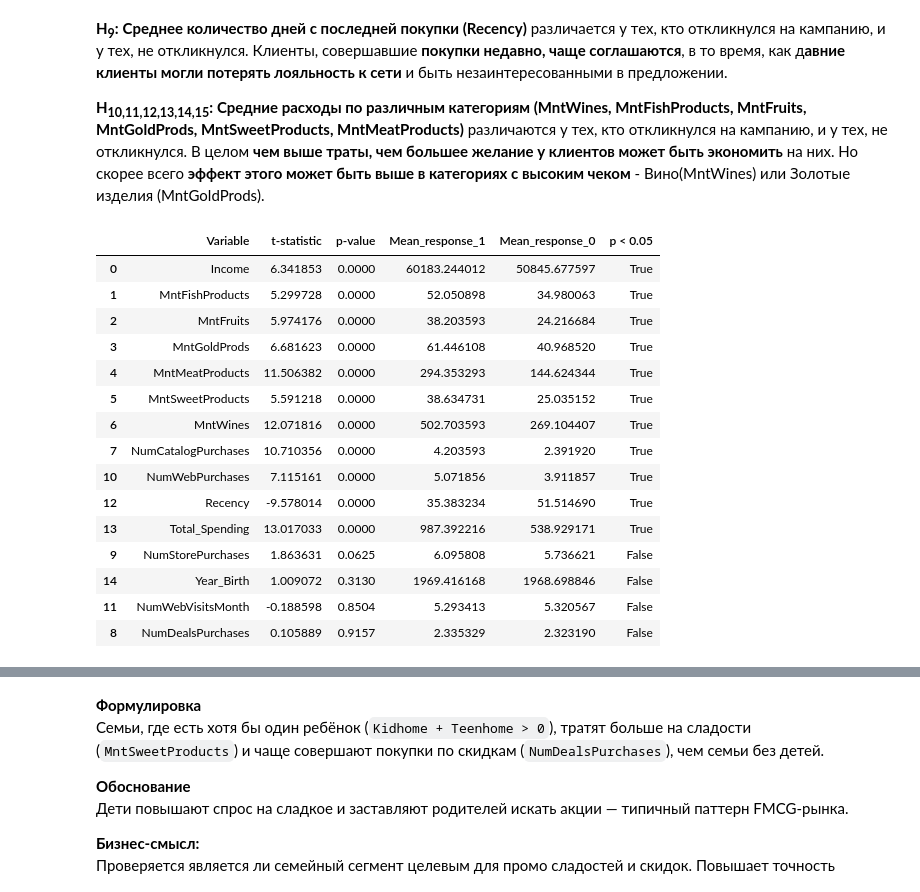
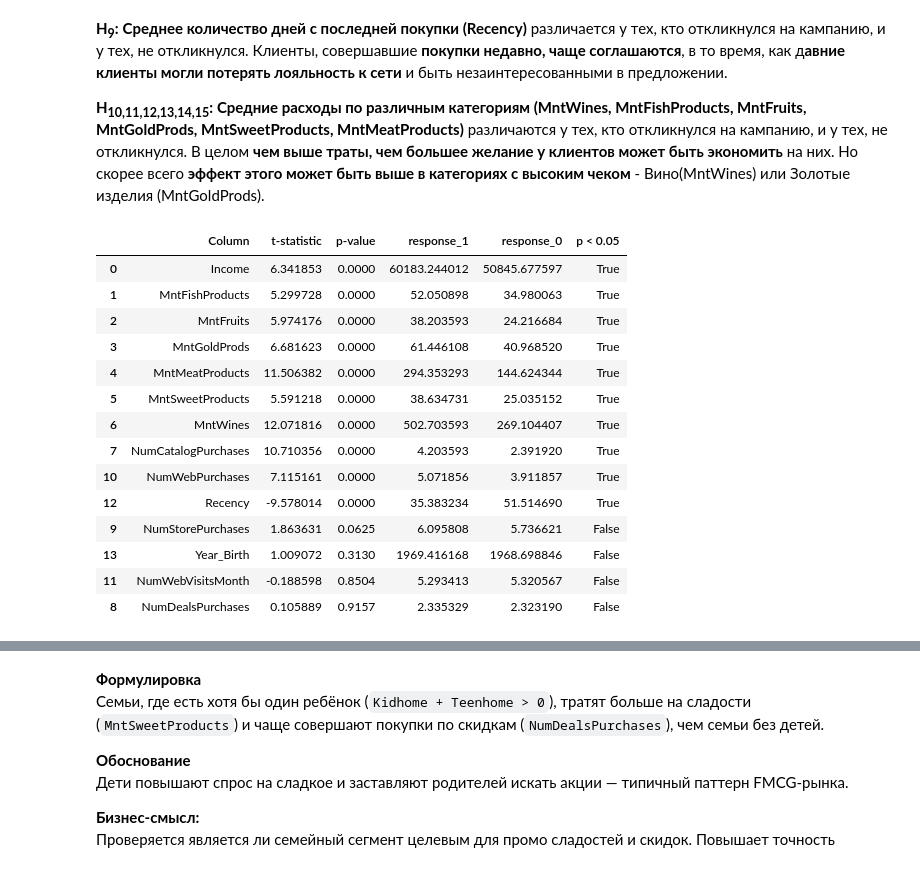
Before and after one commit to AndreyTrichev/customer-purchase-prediction, a Jupyter notebook: HypothesisTesting.ipynb, the cells around one changed output, grey strips where cells are left out. Saved outputs shown, nothing was run; the diff lists cells and outputs as text; code cells hidden in the pictures.

```diff
--- a/HypothesisTesting.ipynb
+++ b/HypothesisTesting.ipynb
@@ -106,31 +114,31 @@ numeric_cols = df.select_dtypes(include=['int64', 'float64']).columns.difference
 # %%
 results = []
 
 
 for col in numeric_cols:
 
     group1 = df_response_1[col]
     group0 = df_response_0[col]
 
     if not group1.equals(group0):
         stat, p = ttest_ind(group1, group0)
         results.append({
-            'Variable': col,
+            'Column': col,
             't-statistic': stat,
             'p-value': p,
-            'Mean_response_1': group1.mean(),
-            'Mean_response_0': group0.mean(),
+            'response_1': group1.mean(),
+            'response_0': group0.mean(),
             'p < 0.05 ': p < 0.05
         })
 
 
 results_df = pd.DataFrame(results)
 results_df['p-value'] = results_df['p-value'].apply(lambda x: f"{x:.4f}")
 
 
 results_df.sort_values('p-value')
 # %% [output]
-|  | Variable | t-statistic | p-value | Mean_response_1 | Mean_response_0 | p < 0.05 |
+|  | Column | t-statistic | p-value | response_1 | response_0 | p < 0.05 |
 | 0 | Income | 6.341853 | 0.0000 | 60183.244012 | 50845.677597 | True |
 | 1 | MntFishProducts | 5.299728 | 0.0000 | 52.050898 | 34.980063 | True |
 | 2 | MntFruits | 5.974176 | 0.0000 | 38.203593 | 24.216684 | True |
@@ -141,9 +149,8 @@ results_df.sort_values('p-value')
 | 7 | NumCatalogPurchases | 10.710356 | 0.0000 | 4.203593 | 2.391920 | True |
 | 10 | NumWebPurchases | 7.115161 | 0.0000 | 5.071856 | 3.911857 | True |
 | 12 | Recency | -9.578014 | 0.0000 | 35.383234 | 51.514690 | True |
-| 13 | Total_Spending | 13.017033 | 0.0000 | 987.392216 | 538.929171 | True |
 | 9 | NumStorePurchases | 1.863631 | 0.0625 | 6.095808 | 5.736621 | False |
-| 14 | Year_Birth | 1.009072 | 0.3130 | 1969.416168 | 1968.698846 | False |
+| 13 | Year_Birth | 1.009072 | 0.3130 | 1969.416168 | 1968.698846 | False |
 | 11 | NumWebVisitsMonth | -0.188598 | 0.8504 | 5.293413 | 5.320567 | False |
 | 8 | NumDealsPurchases | 0.105889 | 0.9157 | 2.335329 | 2.323190 | False |
 # %% [markdown]
```
Also changed, not shown: parts of 20 cells of this notebook.
